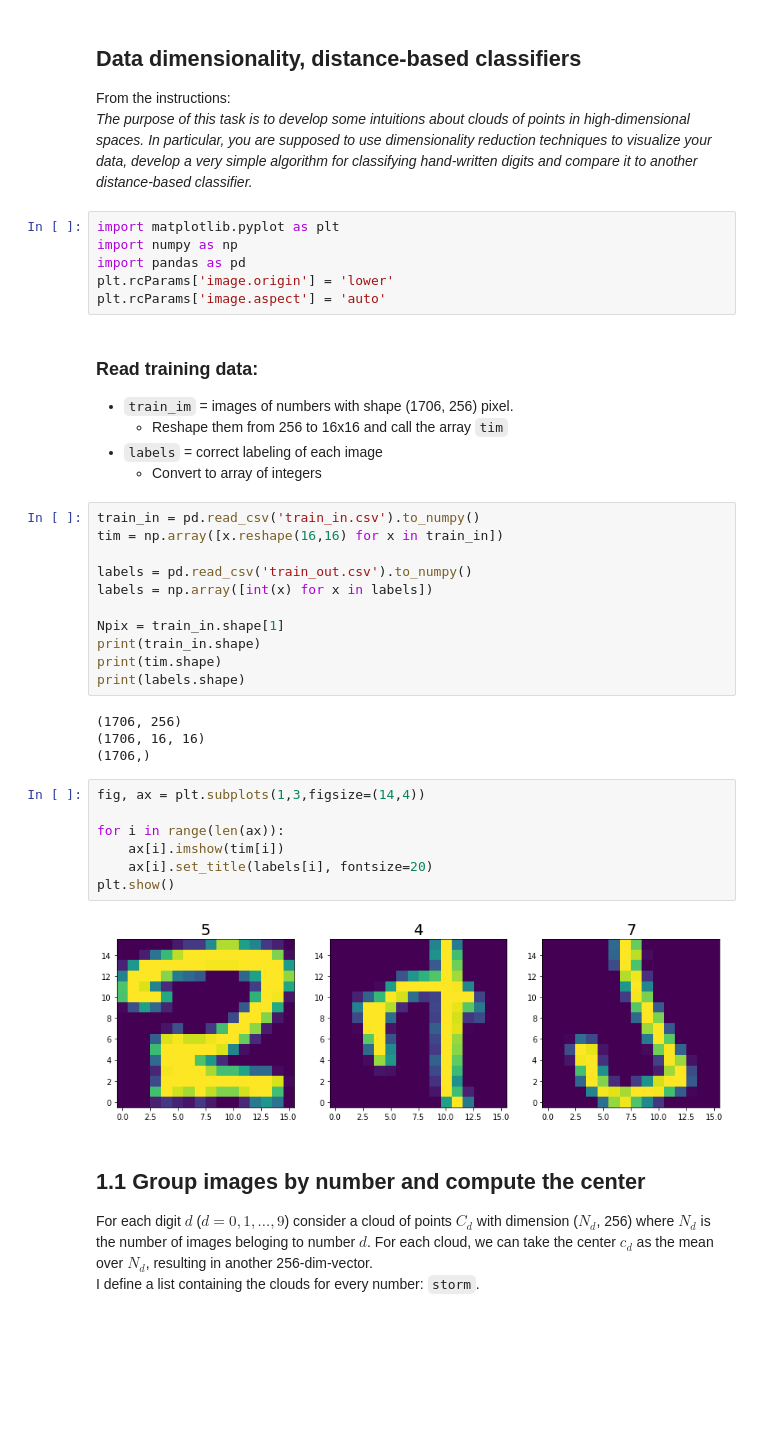
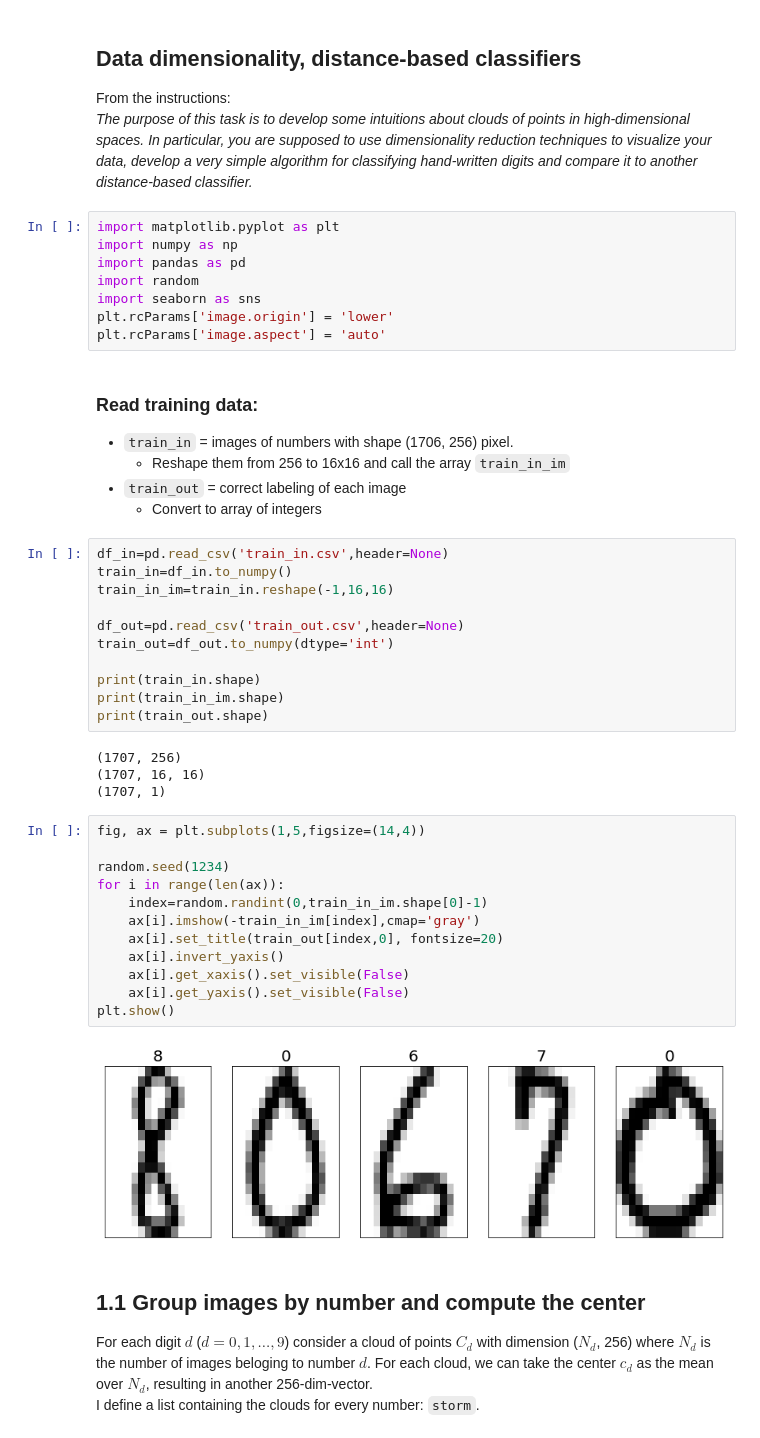
Before and after one commit to DGonzalezPicos/IDL, a Jupyter notebook: assingment1/notebook_task1.ipynb, the cells around one changed output. Drawn from its saved outputs; the diff is of its cells as text; blank space fills up the shorter version.

Commit message:
Reformating and error correction
Unified the code so that the two code bits look like a single author code.
Corrected errors that appeared when merging both codes.

```diff
--- a/assingment1/notebook_task1.ipynb
+++ b/assingment1/notebook_task1.ipynb
@@ -9,38 +9,45 @@ very simple algorithm for classifying hand-written digits and compare it to anot
 import matplotlib.pyplot as plt
 import numpy as np
 import pandas as pd
+import random
+import seaborn as sns
 plt.rcParams['image.origin'] = 'lower'
 plt.rcParams['image.aspect'] = 'auto'
 # %% [markdown]
 ### Read training data:
-* `train_im` = images of numbers with shape (1706, 256) pixel.
-     * Reshape them from 256 to 16x16 and call the array `tim`
-* `labels` = correct labeling of each image
+* `train_in` = images of numbers with shape (1706, 256) pixel.
+     * Reshape them from 256 to 16x16 and call the array `train_in_im`
+* `train_out` = correct labeling of each image
     * Convert to array of integers
 # %%
-train_in = pd.read_csv('train_in.csv').to_numpy()
-tim = np.array([x.reshape(16,16) for x in train_in])
+df_in=pd.read_csv('train_in.csv',header=None)
+train_in=df_in.to_numpy()
+train_in_im=train_in.reshape(-1,16,16)
 
-labels = pd.read_csv('train_out.csv').to_numpy()
-labels = np.array([int(x) for x in labels])
+df_out=pd.read_csv('train_out.csv',header=None)
+train_out=df_out.to_numpy(dtype='int')
 
-Npix = train_in.shape[1]
 print(train_in.shape)
-print(tim.shape)
-print(labels.shape)
+print(train_in_im.shape)
+print(train_out.shape)
 # %% [output]
-(1706, 256)
-(1706, 16, 16)
-(1706,)
+(1707, 256)
+(1707, 16, 16)
+(1707, 1)
 # %%
-fig, ax = plt.subplots(1,3,figsize=(14,4))
+fig, ax = plt.subplots(1,5,figsize=(14,4))
 
+random.seed(1234)
 for i in range(len(ax)):
-    ax[i].imshow(tim[i])
-    ax[i].set_title(labels[i], fontsize=20)
+    index=random.randint(0,train_in_im.shape[0]-1)
+    ax[i].imshow(-train_in_im[index],cmap='gray')
+    ax[i].set_title(train_out[index,0], fontsize=20)
+    ax[i].invert_yaxis()
+    ax[i].get_xaxis().set_visible(False)
+    ax[i].get_yaxis().set_visible(False)
 plt.show()
 # %% [output]
-[figure, old version]
+[figure, new version]
 # %% [markdown]
 ## 1.1 Group images by number and compute the center
 For each digit $d$ ($d = 0,1,...,9$) consider a cloud of points $C_d$ with dimension ($N_d$, 256) where $N_d$ is the number of images beloging to number $d$. For each cloud, we can take the center $c_d$ as the mean over $N_d$, resulting in another 256-dim-vector.
```
Also changed, not shown: parts of 14 cells of this notebook.
